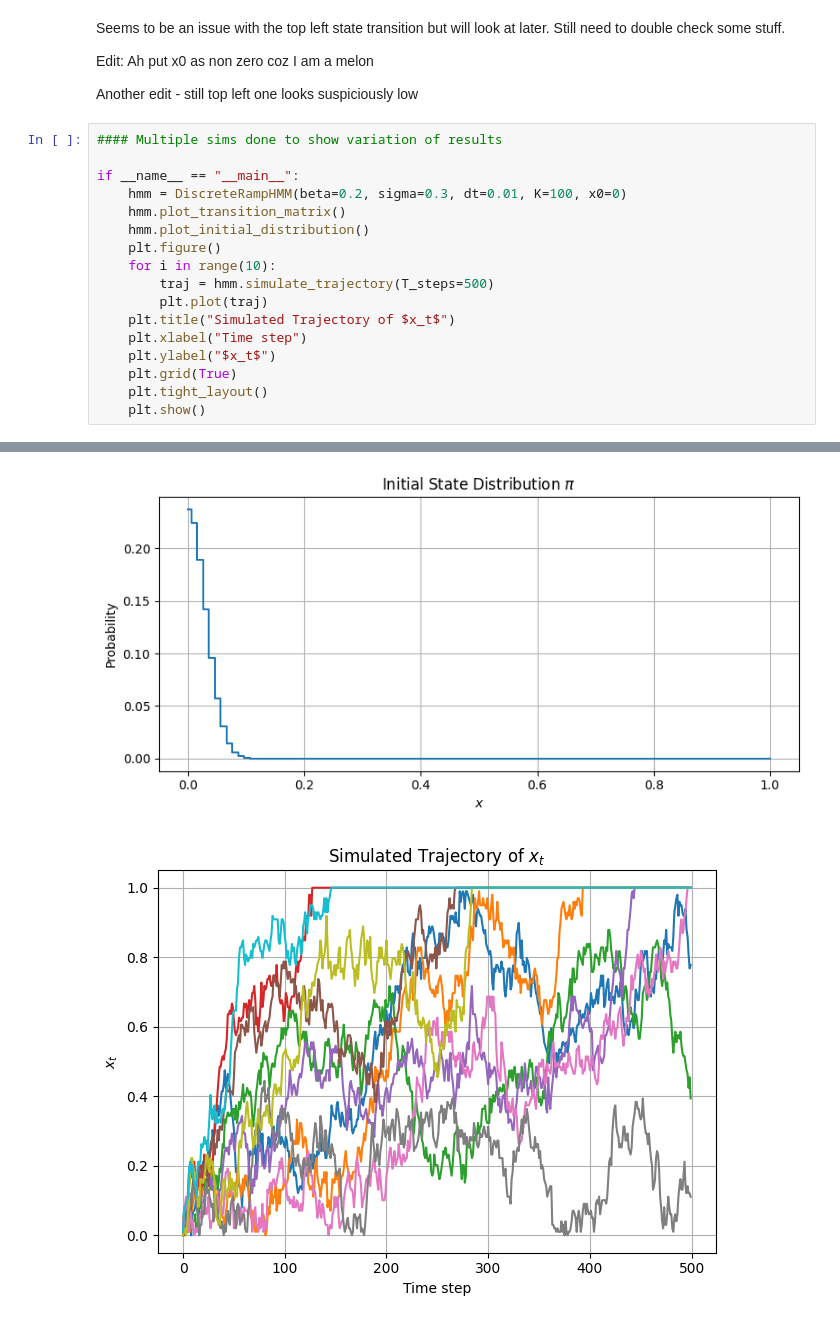
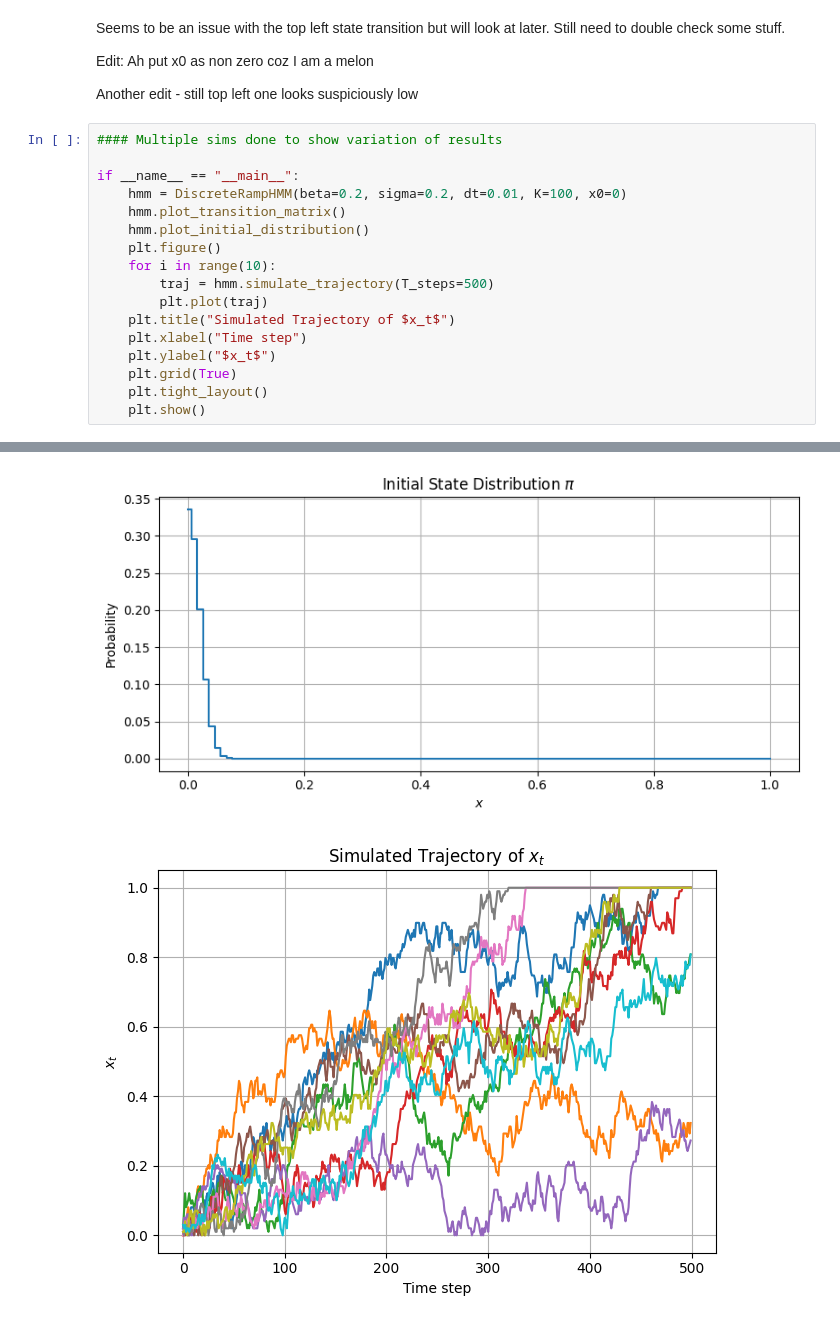
Before and after one commit to oparker7/gg3, a Jupyter notebook: Task 2/task2_first_attempt.ipynb, the cells around one changed output, grey strips where cells are left out. Drawn from its saved outputs; the diff is of its cells as text.

```diff
--- a/Task 2/task2_first_attempt.ipynb
+++ b/Task 2/task2_first_attempt.ipynb
@@ -465,21 +467,21 @@ Another edit - still top left one looks suspiciously low
 # %%
 #### Multiple sims done to show variation of results
 
 if __name__ == "__main__":
-    hmm = DiscreteRampHMM(beta=0.2, sigma=0.3, dt=0.01, K=100, x0=0)
+    hmm = DiscreteRampHMM(beta=0.2, sigma=0.2, dt=0.01, K=100, x0=0)
     hmm.plot_transition_matrix()
     hmm.plot_initial_distribution()
     plt.figure()
     for i in range(10):
         traj = hmm.simulate_trajectory(T_steps=500)
         plt.plot(traj)
     plt.title("Simulated Trajectory of $x_t$")
     plt.xlabel("Time step")
     plt.ylabel("$x_t$")
     plt.grid(True)
     plt.tight_layout()
     plt.show()
 # %% [output]
 [figure]
-[figure, old version]
+[figure, new version]
-[figure, old version]
+[figure, new version]
```
Also changed, not shown: parts of 4 cells of this notebook.
